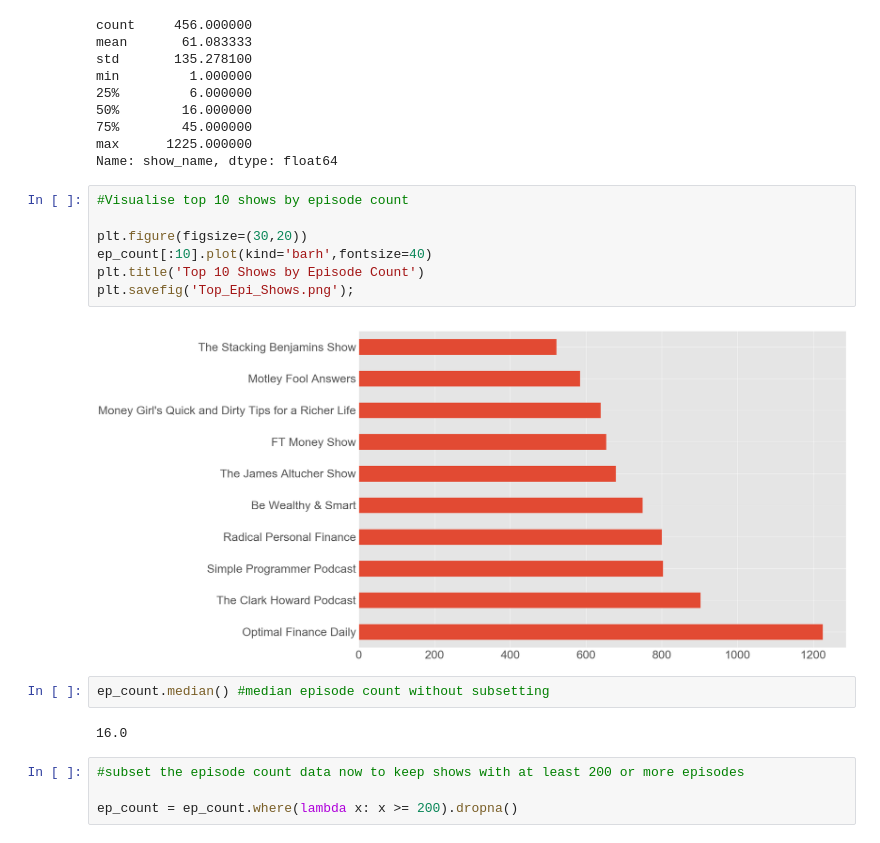
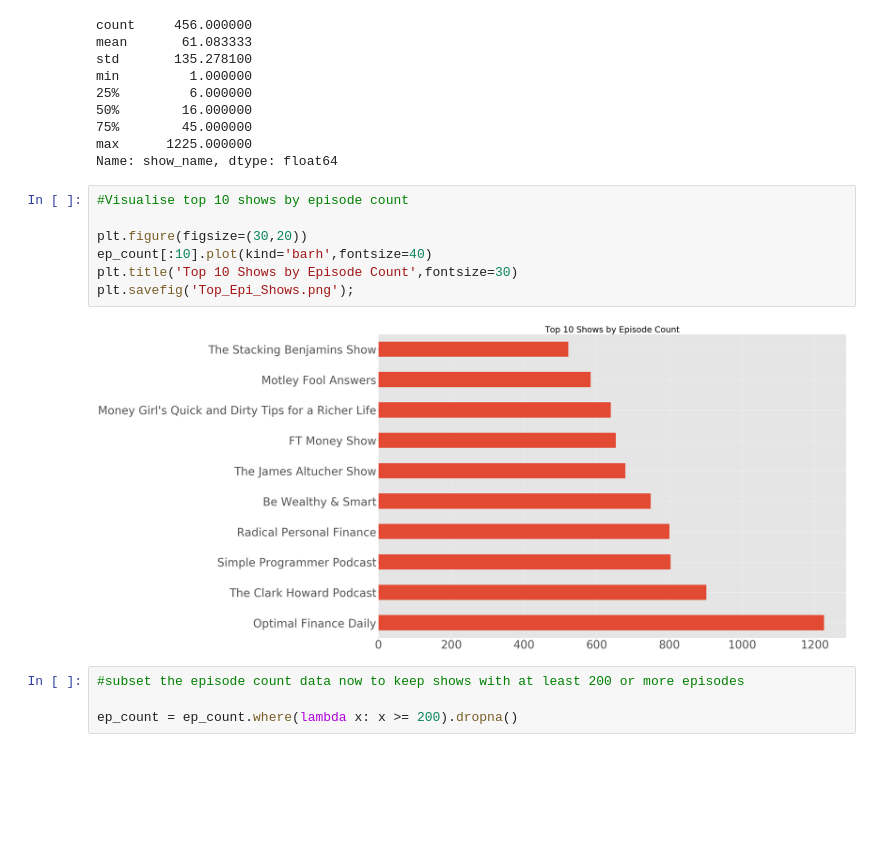
Before and after one commit to sukanto-m/Spotify_Finance_Podcasts, a Jupyter notebook: Finance_Episodes_Analysis.ipynb, the cells around one changed output. Cells and saved outputs as stored; diff of their text form; blank space fills up the shorter version.

```diff
--- a/Finance_Episodes_Analysis.ipynb
+++ b/Finance_Episodes_Analysis.ipynb
@@ -191,16 +193,12 @@ Name: show_name, dtype: float64
 # %%
 #Visualise top 10 shows by episode count
 
 plt.figure(figsize=(30,20))
 ep_count[:10].plot(kind='barh',fontsize=40)
-plt.title('Top 10 Shows by Episode Count')
+plt.title('Top 10 Shows by Episode Count',fontsize=30)
 plt.savefig('Top_Epi_Shows.png');
 # %% [output]
-[figure, old version]
+[figure, new version]
-# %%
-ep_count.median() #median episode count without subsetting
-# %% [output]
-16.0
 # %%
 #subset the episode count data now to keep shows with at least 200 or more episodes
 
```
Also changed, not shown: parts of 26 cells of this notebook, 1 other file.
